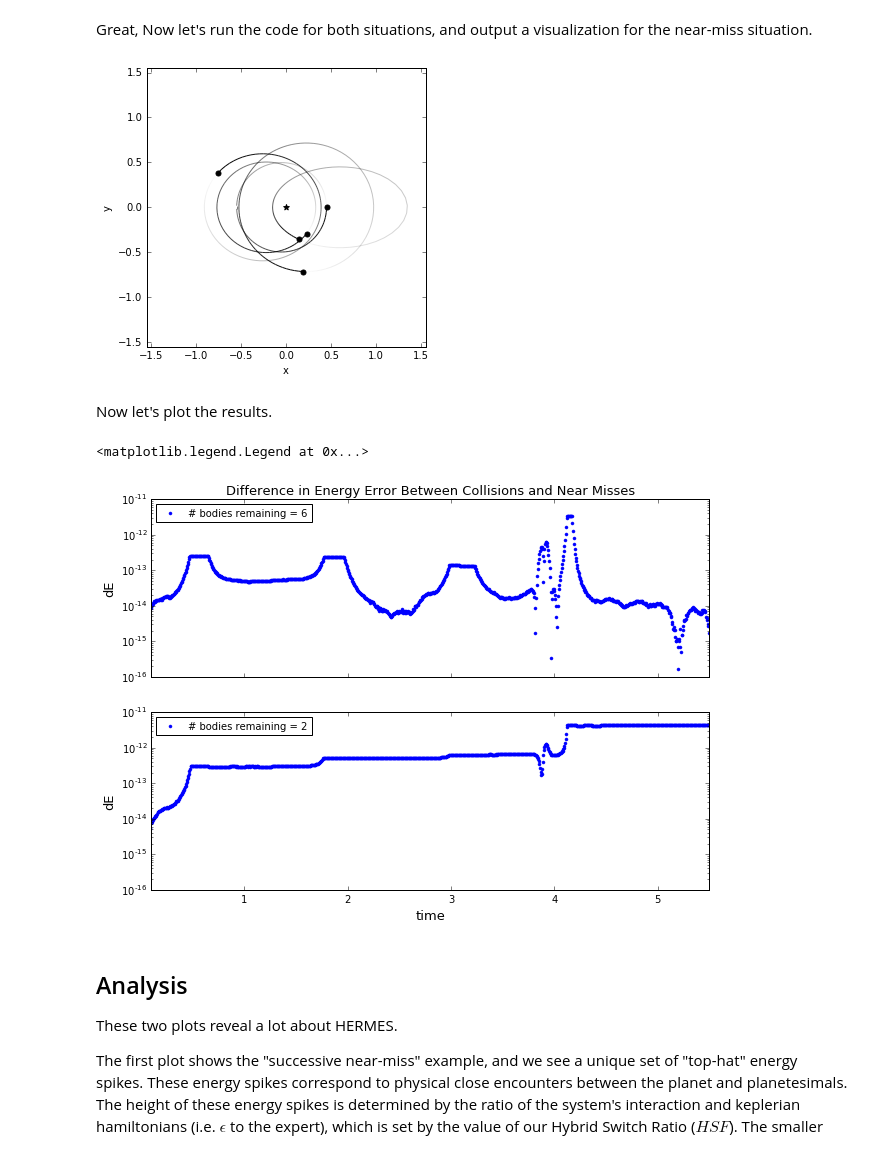
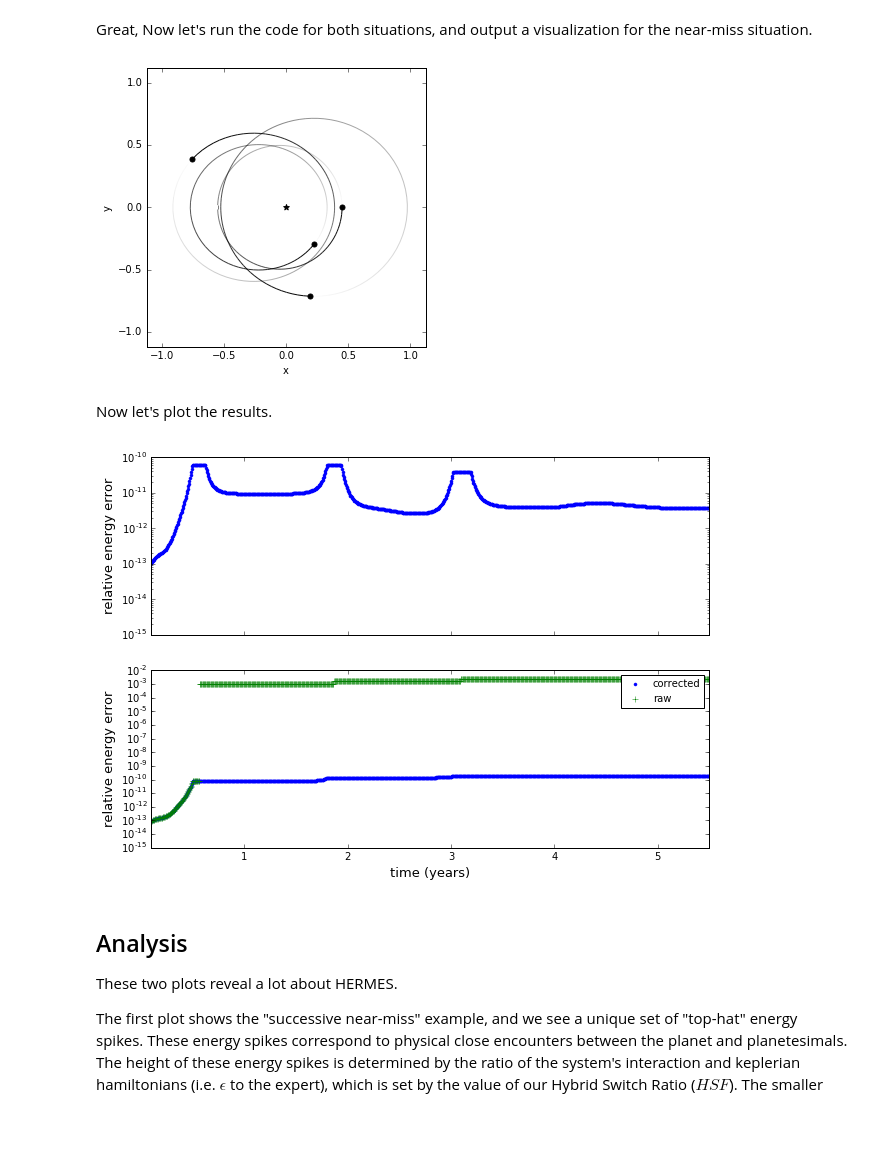
Before and after one commit to silburt/rebound, a Jupyter notebook: ipython_examples/HERMES_Collision_Bias.ipynb, the cells around one changed output. Saved outputs shown, nothing was run; the diff lists cells and outputs as text; code cells hidden in the pictures; blank space fills up the shorter version.

```diff
--- a/ipython_examples/HERMES_Collision_Bias.ipynb
+++ b/ipython_examples/HERMES_Collision_Bias.ipynb
@@ -26,20 +43,21 @@ def problem(HSF, hit, orbitplot):
     sim.collision = "direct"
     sim.collision_resolve = "merge"
     sim.track_energy_offset = 1
+    sim.collision_resolve_keep_sorted = 1
 
     #massive bodies
     sim.add(m=1,r=0.005)
-    sim.add(m=1e-5,r=1.6e-4,a=0.5,e=0.1,inc=0,f=0)
+    sim.add(m=1e-5,r=2*1.6e-4,a=0.5,e=0.1,inc=0,f=0)
 
     sim.N_active = sim.N
 
     #planetesimals
-    m = 1e-9
-    a = [0.1,0.2,0.3,0.3]
-    e = [0.4,0.4,0.3,0.8]
-    omega = [0,0,np.pi,np.pi]
-    f_hit = [-0.94,2.6748,1.828,1.953]
-    f_miss = [-0.91,2.67,1.83,1.951]
+    m = 1e-7
+    a = [0.1,0.2,0.3]
+    e = [0.4,0.4,0.3]
+    omega = [0,0,np.pi]
+    f_hit = [-0.94,2.6705,1.83]
+    f_miss = [-0.91,2.67,1.83]
     if hit == 1:
         f = f_hit
     else:
@@ -60,43 +78,47 @@ def problem(HSF, hit, orbitplot):
     n_outputs = 1000
     times = np.linspace(0,tmax,n_outputs)
     dE = np.zeros(n_outputs)
+    dE_raw = np.zeros(n_outputs)
+    Eoffset = np.zeros(n_outputs)
 
     for i,t in enumerate(times):
         sim.integrate(t)
         dE[i] = abs((sim.calculate_energy() - E0)/E0)
+        dE_raw[i] = abs((unaltered_energy(sim) - E0)/E0)
+        Eoffset[i] = abs(sim.energy_offset)
 
-    return times, dE, sim.N
+    return times, dE, dE_raw, Eoffset, sim.N
 # %% [markdown]
 Great, Now let's run the code for both situations, and output a visualization for the near-miss situation.
 # %%
 HSF = 3
-time_miss, dE_miss, N_miss = problem(HSF,0,1)
-time_hit, dE_hit, N_hit = problem(HSF,1,0)
+time_miss, dE_miss, dE_raw_miss, Eoffset_miss, N_miss = problem(HSF,0,1)
+time_hit, dE_hit, dE_raw_hit, Eoffset_hit, N_hit = problem(HSF,1,0)
 # %% [output]
-[figure, old version]
+[figure, new version]
 # %% [markdown]
 Now let's plot the results.
 # %%
 import matplotlib.pyplot as plt
 %matplotlib inline
 
 fig, axes = plt.subplots(nrows=2, ncols=1, sharex=True, figsize=(10,7))
 plt.subplots_adjust(wspace=0.3)
 fontsize=13
-axes[0].plot(time_miss,dE_miss,'.',label="# bodies remaining = %d"%N_miss)
-axes[0].set_title("Difference in Energy Error Between Collisions and Near Misses",fontsize=fontsize)
+axes[0].plot(time_miss,dE_miss,'.')
 axes[0].set_xlim([0.1,max(time_miss)])
-axes[0].set_ylabel('dE',fontsize=fontsize)
+axes[0].set_ylabel('relative energy error',fontsize=fontsize)
 axes[0].set_yscale('log')
-axes[0].legend(loc="upper left",prop={'size':10},numpoints=1)
-axes[1].plot(time_hit,dE_hit,'.',label="# bodies remaining = %d"%N_hit)
+axes[0].legend(loc="upper right",prop={'size':10},numpoints=1)
+axes[1].plot(time_hit,dE_hit,'.',label="corrected")
+axes[1].plot(time_hit,dE_raw_hit, '+', label="raw")
 axes[1].set_yscale('log')
-axes[1].set_ylabel('dE',fontsize=fontsize)
-axes[1].set_xlabel("time",fontsize=fontsize)
-axes[1].legend(loc="upper left",prop={'size':10},numpoints=1)
+axes[1].set_ylabel('relative energy error',fontsize=fontsize)
+axes[1].set_xlabel("time (years)",fontsize=fontsize)
+axes[1].legend(loc="upper right",prop={'size':10},numpoints=1)
+plt.savefig("bias.pdf")
 # %% [output]
-<matplotlib.legend.Legend at 0x...>
-[figure, old version]
+[figure, new version]
 # %% [markdown]
 ## Analysis
 These two plots reveal a lot about HERMES.
```
Also changed, not shown: parts of 1 cell of this notebook, 4 other files.
